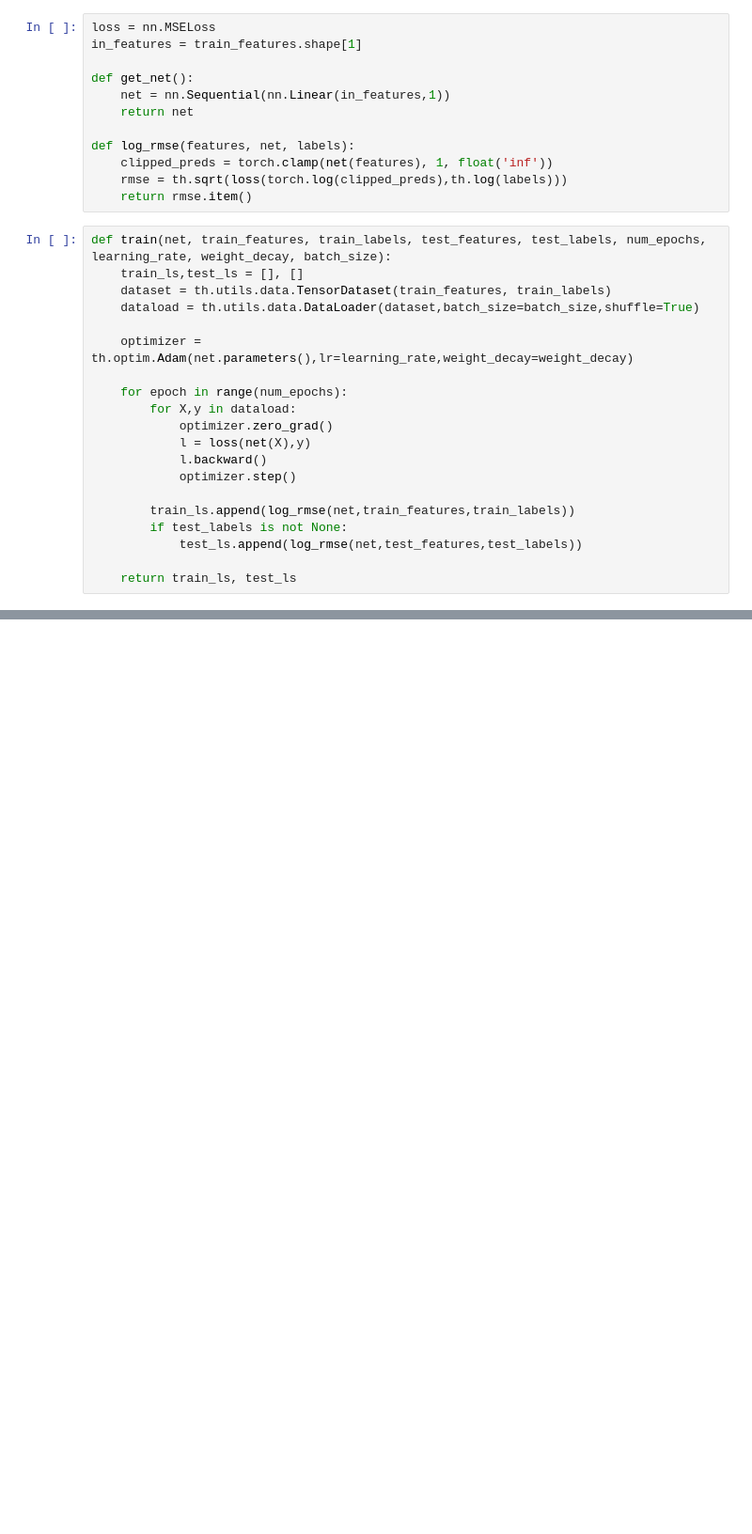
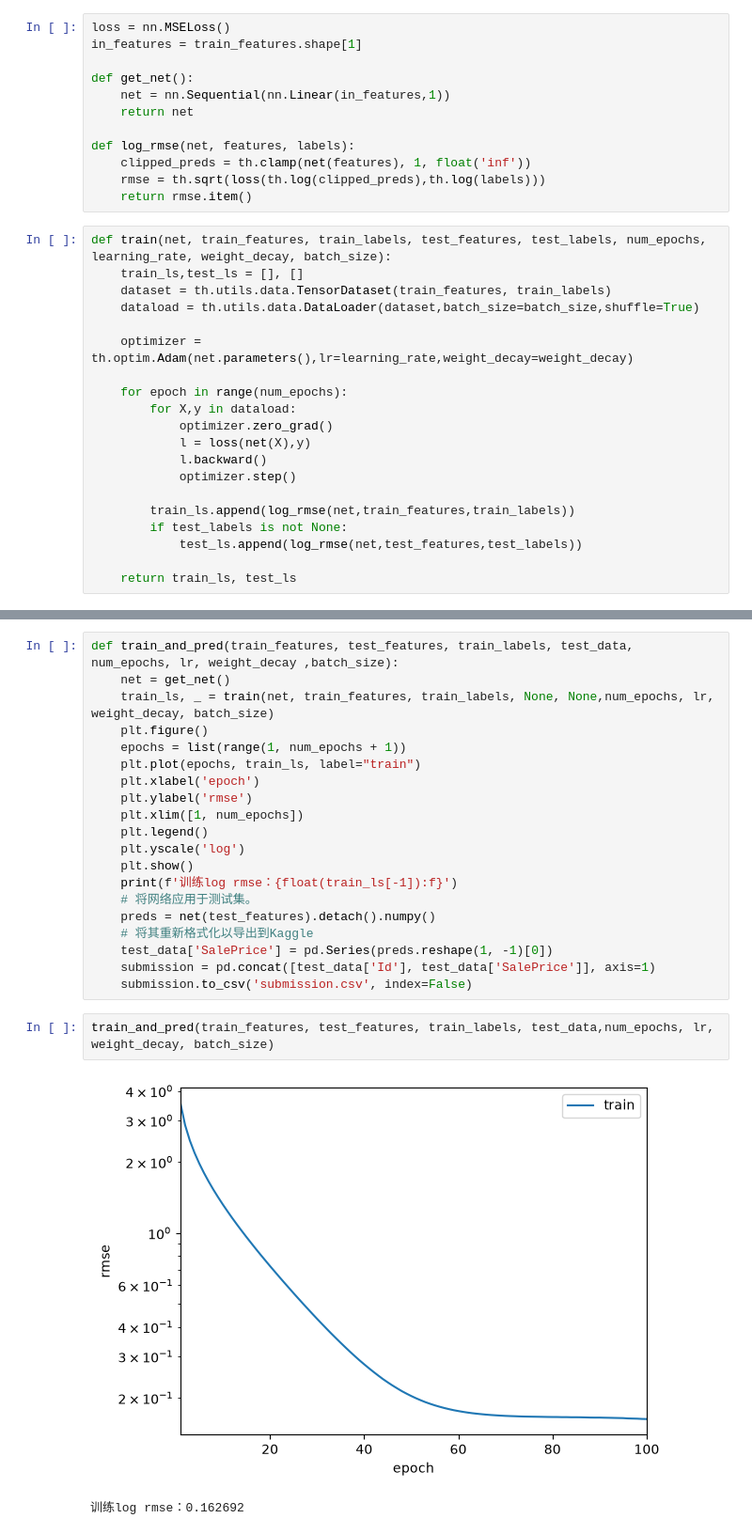
Before and after one commit to QwanxingxuA/summer-learning, a Jupyter notebook: 基于PyTorch实战/kaggle/House Prices.ipynb, the cells around one changed output, grey strips where cells are left out. Shown at 94% size. Saved outputs shown, nothing was run; the diff lists cells and outputs as text; blank space fills up the shorter version.

```diff
--- a/基于PyTorch实战/kaggle/House Prices.ipynb
+++ b/基于PyTorch实战/kaggle/House Prices.ipynb
@@ -72,16 +72,16 @@ tensor([[208500.],
 # %%
 import torch.nn as nn
 # %%
-loss = nn.MSELoss
+loss = nn.MSELoss()
 in_features = train_features.shape[1]
 
 def get_net():
     net = nn.Sequential(nn.Linear(in_features,1))
     return net
 
-def log_rmse(features, net, labels):
-    clipped_preds = torch.clamp(net(features), 1, float('inf'))
-    rmse = th.sqrt(loss(torch.log(clipped_preds),th.log(labels)))
+def log_rmse(net, features, labels):
+    clipped_preds = th.clamp(net(features), 1, float('inf'))
+    rmse = th.sqrt(loss(th.log(clipped_preds),th.log(labels)))
     return rmse.item()
 # %%
 def train(net, train_features, train_labels, test_features, test_labels, num_epochs, learning_rate, weight_decay, batch_size):
@@ -152,0 +165,25 @@ TypeError: 'Tensor' object is not callable
+# %%
+def train_and_pred(train_features, test_features, train_labels, test_data, num_epochs, lr, weight_decay ,batch_size):
+    net = get_net()
+    train_ls, _ = train(net, train_features, train_labels, None, None,num_epochs, lr, weight_decay, batch_size)
+    plt.figure()
+    epochs = list(range(1, num_epochs + 1))
+    plt.plot(epochs, train_ls, label="train")
+    plt.xlabel('epoch')
+    plt.ylabel('rmse')
+    plt.xlim([1, num_epochs])
+    plt.legend()
+    plt.yscale('log')
+    plt.show()
+    print(f'训练log rmse：{float(train_ls[-1]):f}')
+    # 将网络应用于测试集。
+    preds = net(test_features).detach().numpy()
+    # 将其重新格式化以导出到Kaggle
+    test_data['SalePrice'] = pd.Series(preds.reshape(1, -1)[0])
+    submission = pd.concat([test_data['Id'], test_data['SalePrice']], axis=1)
+    submission.to_csv('submission.csv', index=False)
+# %%
+train_and_pred(train_features, test_features, train_labels, test_data,num_epochs, lr, weight_decay, batch_size)
+# %% [output]
+[figure, added]
+训练log rmse：0.162692
```
Also changed, not shown: parts of 2 cells of this notebook, 3 other files.
